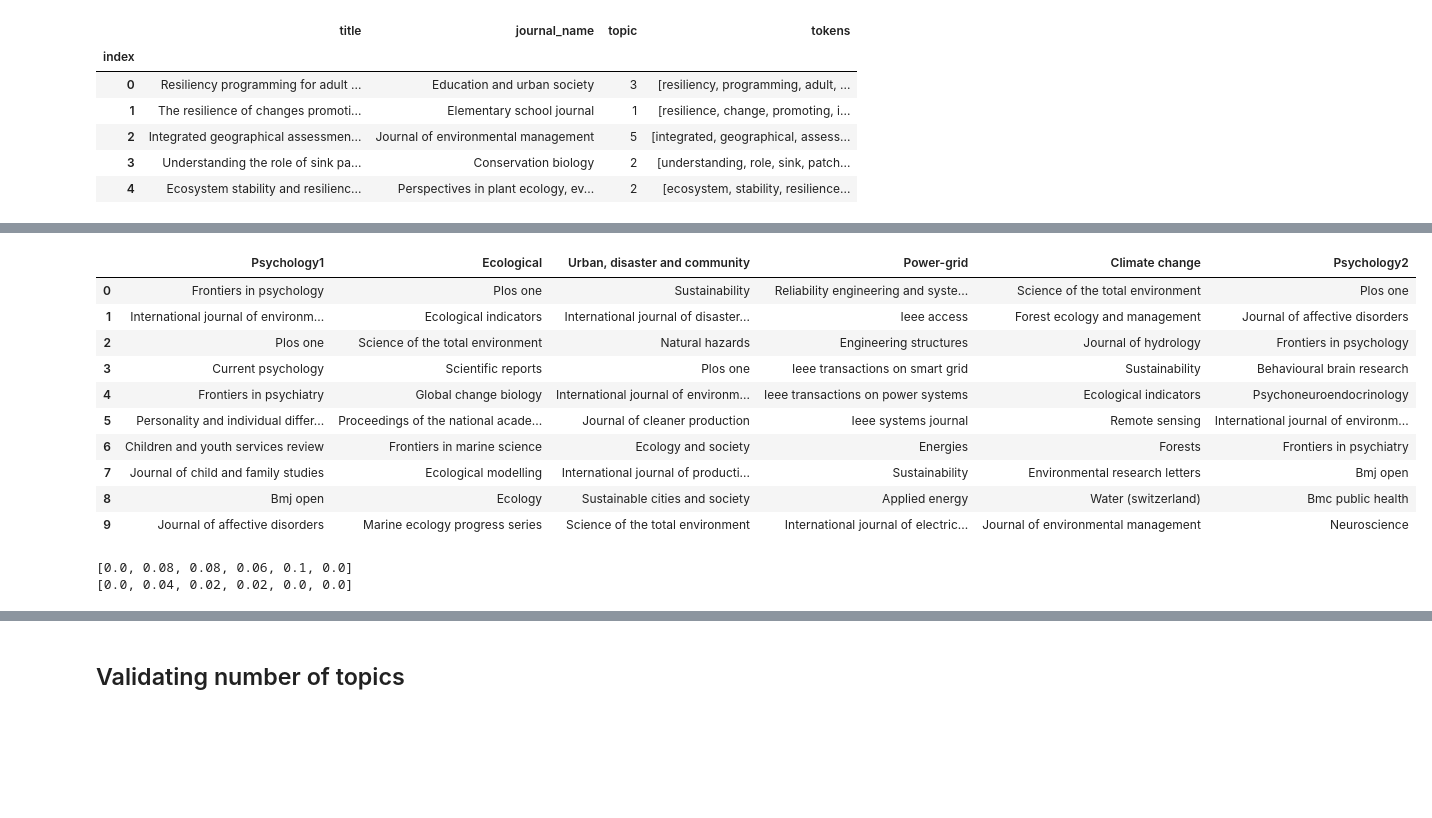
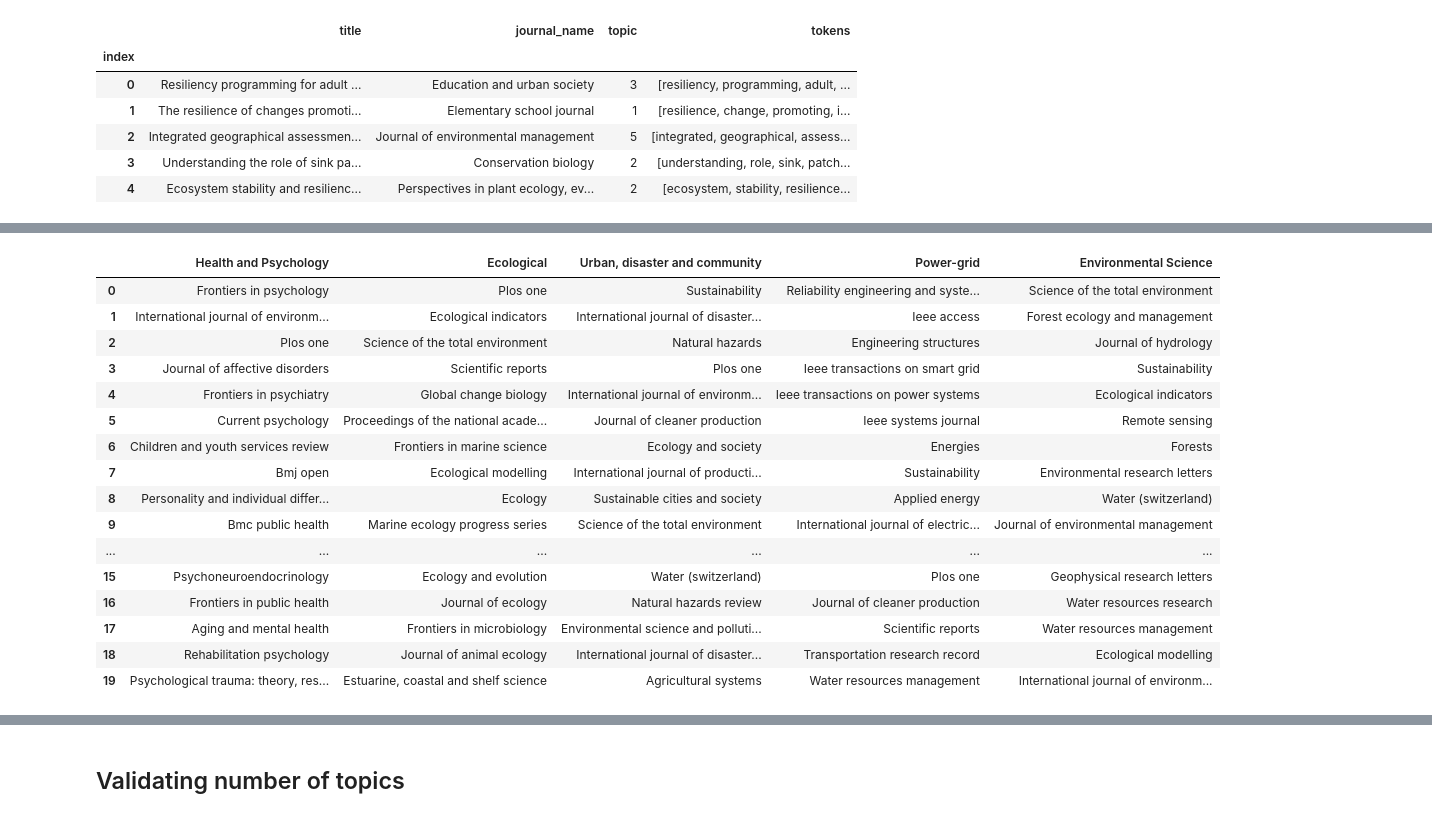
Before and after one commit to vitorhirata/resilience-metrics-review, a Jupyter notebook: modelling_topic_modelling.ipynb, the cells around one changed output, grey strips where cells are left out. Saved outputs shown, nothing was run; the diff lists cells and outputs as text; code cells hidden in the pictures; blank space fills up the shorter version.

```diff
--- a/modelling_topic_modelling.ipynb
+++ b/modelling_topic_modelling.ipynb
@@ -152,6 +152,11 @@ for idx in range(len(corpus)):
     topic_number = sorted(LDA_model[corpus[idx]], reverse=True, key=lambda element: element[1])[0][0] + 1
     df.loc[idx, 'topic'] = int(topic_number)
 
+# Merge Psychology topics
+topic1 = 1; topic2 = 6
+df.loc[df['topic'] == topic2, 'topic'] = topic1
+num_topics = len(df.topic.unique())
+
 df[['title', 'journal_name', 'topic']].assign(tokens=docs).head()
 # %% [output]
 |  | title | journal_name | topic | tokens |
@@ -193,29 +198,35 @@ plt.show()
 # %%
 # Print the most frequent journal per topic
-number_journals = 10
-topics_dictionary = ['Psychology1', 'Ecological', 'Urban, disaster and community', 'Power-grid', 'Climate change', 'Psychology2']
+number_journals = 20
+topics_dictionary = ['Health and Psychology', 'Ecological', 'Urban, disaster and community', 'Power-grid', 'Environmental Science']
 
 topic_data = {}
 for topic in range(num_topics):
     dfTopic = df[df['topic'] == topic + 1]
     dfJournalCount = dfTopic['journal_name'].value_counts().head(number_journals)
     topic_data[f'{topics_dictionary[topic]}'] = list(dfJournalCount.index)
     #topic_data[f'{topic + 1} ({topics_dictionary[topic]}) percentage'] = list(dfJournalCount.values / len(dfTopic))
 
 dfTopic = pd.DataFrame(topic_data)
 dfTopic
 # %% [output]
-|  | Psychology1 | Ecological | Urban, disaster and community | Power-grid | Climate change | Psychology2 |
-| 0 | Frontiers in psychology | Plos one | Sustainability | Reliability engineering and syste... | Science of the total environment | Plos one |
-| 1 | International journal of environm... | Ecological indicators | International journal of disaster... | Ieee access | Forest ecology and management | Journal of affective disorders |
-| 2 | Plos one | Science of the total environment | Natural hazards | Engineering structures | Journal of hydrology | Frontiers in psychology |
-| 3 | Current psychology | Scientific reports | Plos one | Ieee transactions on smart grid | Sustainability | Behavioural brain research |
-| 4 | Frontiers in psychiatry | Global change biology | International journal of environm... | Ieee transactions on power systems | Ecological indicators | Psychoneuroendocrinology |
-| 5 | Personality and individual differ... | Proceedings of the national acade... | Journal of cleaner production | Ieee systems journal | Remote sensing | International journal of environm... |
-| 6 | Children and youth services review | Frontiers in marine science | Ecology and society | Energies | Forests | Frontiers in psychiatry |
-| 7 | Journal of child and family studies | Ecological modelling | International journal of producti... | Sustainability | Environmental research letters | Bmj open |
-| 8 | Bmj open | Ecology | Sustainable cities and society | Applied energy | Water (switzerland) | Bmc public health |
-| 9 | Journal of affective disorders | Marine ecology progress series | Science of the total environment | International journal of electric... | Journal of environmental management | Neuroscience |
+|  | Health and Psychology | Ecological | Urban, disaster and community | Power-grid | Environmental Science |
+| 0 | Frontiers in psychology | Plos one | Sustainability | Reliability engineering and syste... | Science of the total environment |
+| 1 | International journal of environm... | Ecological indicators | International journal of disaster... | Ieee access | Forest ecology and management |
+| 2 | Plos one | Science of the total environment | Natural hazards | Engineering structures | Journal of hydrology |
+| 3 | Journal of affective disorders | Scientific reports | Plos one | Ieee transactions on smart grid | Sustainability |
+| 4 | Frontiers in psychiatry | Global change biology | International journal of environm... | Ieee transactions on power systems | Ecological indicators |
+| 5 | Current psychology | Proceedings of the national acade... | Journal of cleaner production | Ieee systems journal | Remote sensing |
+| 6 | Children and youth services review | Frontiers in marine science | Ecology and society | Energies | Forests |
+| 7 | Bmj open | Ecological modelling | International journal of producti... | Sustainability | Environmental research letters |
+| 8 | Personality and individual differ... | Ecology | Sustainable cities and society | Applied energy | Water (switzerland) |
+| 9 | Bmc public health | Marine ecology progress series | Science of the total environment | International journal of electric... | Journal of environmental management |
+| ... | ... | ... | ... | ... | ... |
+| 15 | Psychoneuroendocrinology | Ecology and evolution | Water (switzerland) | Plos one | Geophysical research letters |
+| 16 | Frontiers in public health | Journal of ecology | Natural hazards review | Journal of cleaner production | Water resources research |
+| 17 | Aging and mental health | Frontiers in microbiology | Environmental science and polluti... | Scientific reports | Water resources management |
+| 18 | Rehabilitation psychology | Journal of animal ecology | International journal of disaster... | Transportation research record | Ecological modelling |
+| 19 | Psychological trauma: theory, res... | Estuarine, coastal and shelf science | Agricultural systems | Water resources management | International journal of environm... |
 # %%
 # Saving csv with most cited and newer papers per topic
 dfReduced = df.drop(columns=['abstract', 'references'])
@@ -227,28 +238,3 @@ with pd.ExcelWriter("data/modelling_topics.xlsx") as writer:
 
         newer = group.sort_values(by=['year'], ascending=False, na_position='last')
         newer.to_excel(writer, sheet_name=f'{name}_newer', index=False)
-# %%
-# Print percentage of papers in new method that aligns with past journal selection
-past_selected_journals = ['Sustainable cities and society',
-                     'Ecology and society',
-                     'Global change biology',
-                     'Ieee transactions on smart grid',
-                     'International journal of production research',
-                     'Water resources management'
-                    ]
-
-citation_percentages = []
-newer_percentages = []
-number_papers=50
-for name, group in dfReduced.groupby('topic'):
-    citation = group.sort_values(by=['number_citation'], ascending=False, na_position='last')[1:number_papers]
-    citation_percentages.append(sum(citation['journal_name'].isin(past_selected_journals)) / number_papers)
-
-    newer = group.sort_values(by=['year'], ascending=False, na_position='last')[1:number_papers]
-    newer_percentages.append(sum(newer['journal_name'].isin(past_selected_journals)) / number_papers)
-
-print(citation_percentages)
-print(newer_percentages)
-# %% [output]
-[0.0, 0.08, 0.08, 0.06, 0.1, 0.0]
-[0.0, 0.04, 0.02, 0.02, 0.0, 0.0]
```
Also changed, not shown: parts of 3 cells of this notebook.
